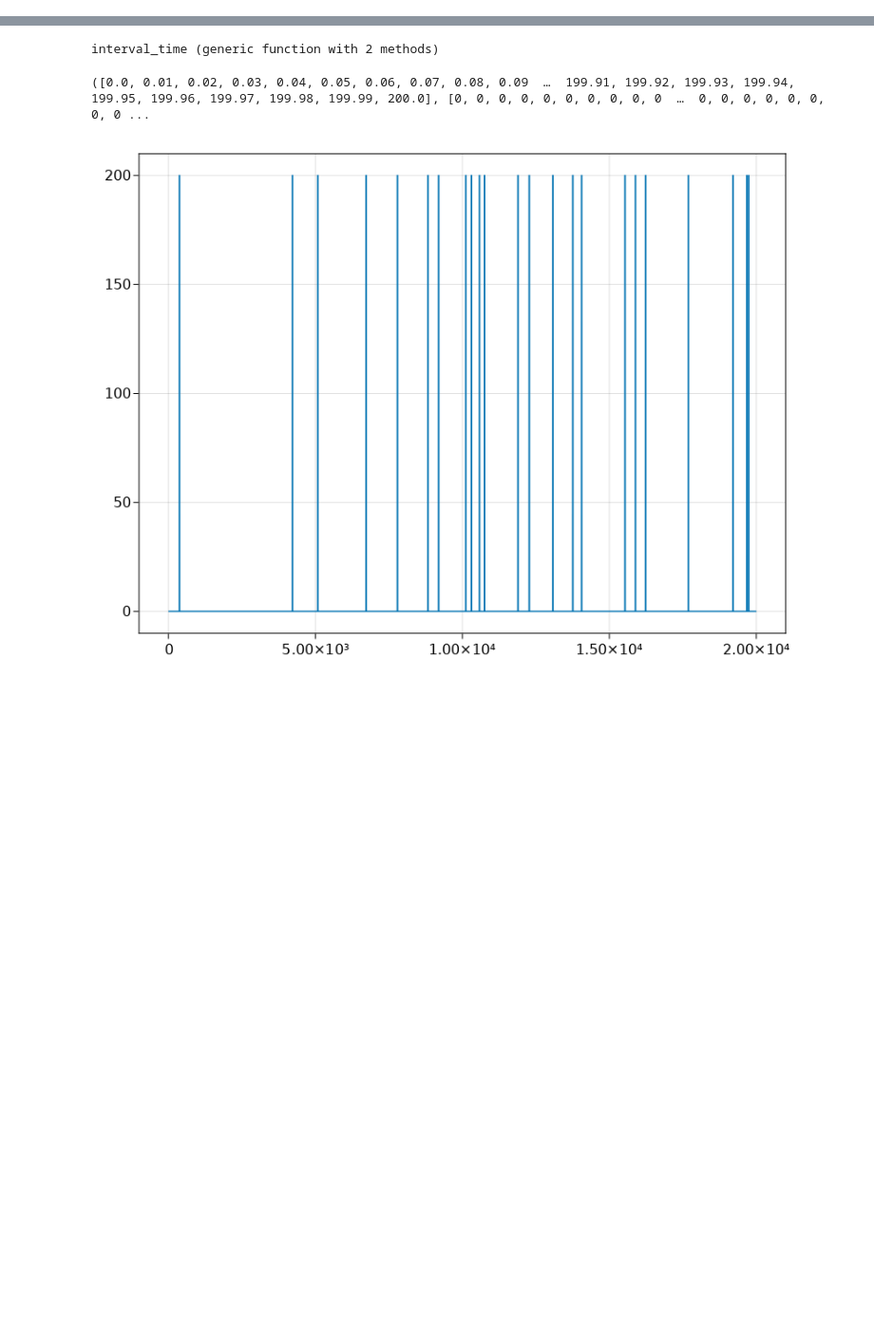
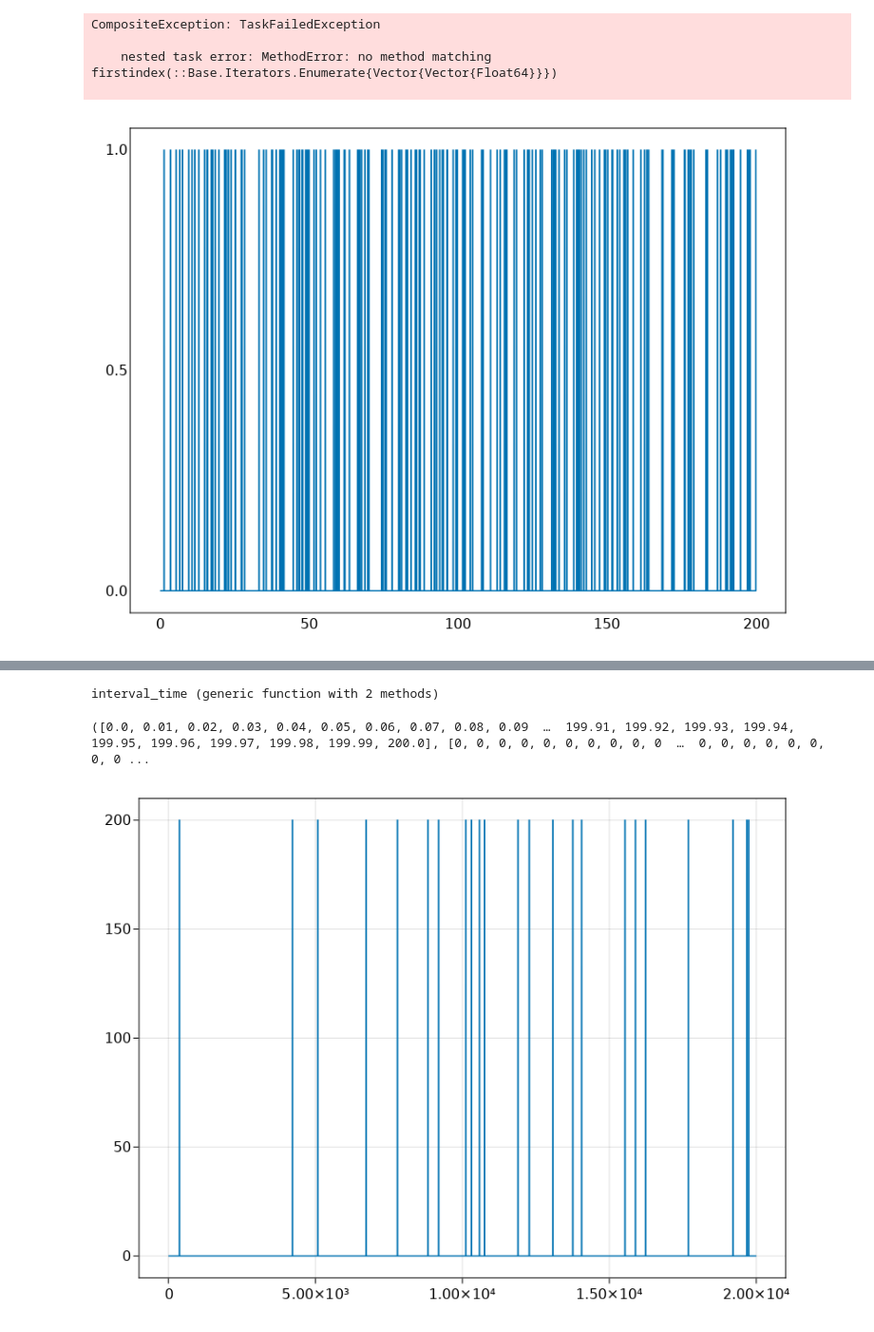
Before and after one commit to PanpanZheng-BNU/modeling-final, a Jupyter notebook: PoissonProcess.ipynb, the cells around one changed output, grey strips where cells are left out. Shown: that part at 95% size. Saved outputs shown, nothing was run; the diff lists cells and outputs as text; code cells hidden in the pictures; blank space fills up the shorter version.

```diff
--- a/PoissonProcess.ipynb
+++ b/PoissonProcess.ipynb
@@ -0,0 +78,17 @@
+# %%
+generate_i_ex(100,100)
+# %% [output]
+CompositeException: TaskFailedException
+
+    nested task error: MethodError: no method matching firstindex(::Base.Iterators.Enumerate{Vector{Vector{Float64}}})
+
+# %%
+fig = Figure()
+ax = Axis(fig[1,1])
+
+lines!(ax, t, IEs[1])
+
+hidedecorations!(ax, ticklabels=false)
+fig
+# %% [output]
+[figure, added]
```
Also changed, not shown: parts of 18 cells of this notebook, 2 other files.
